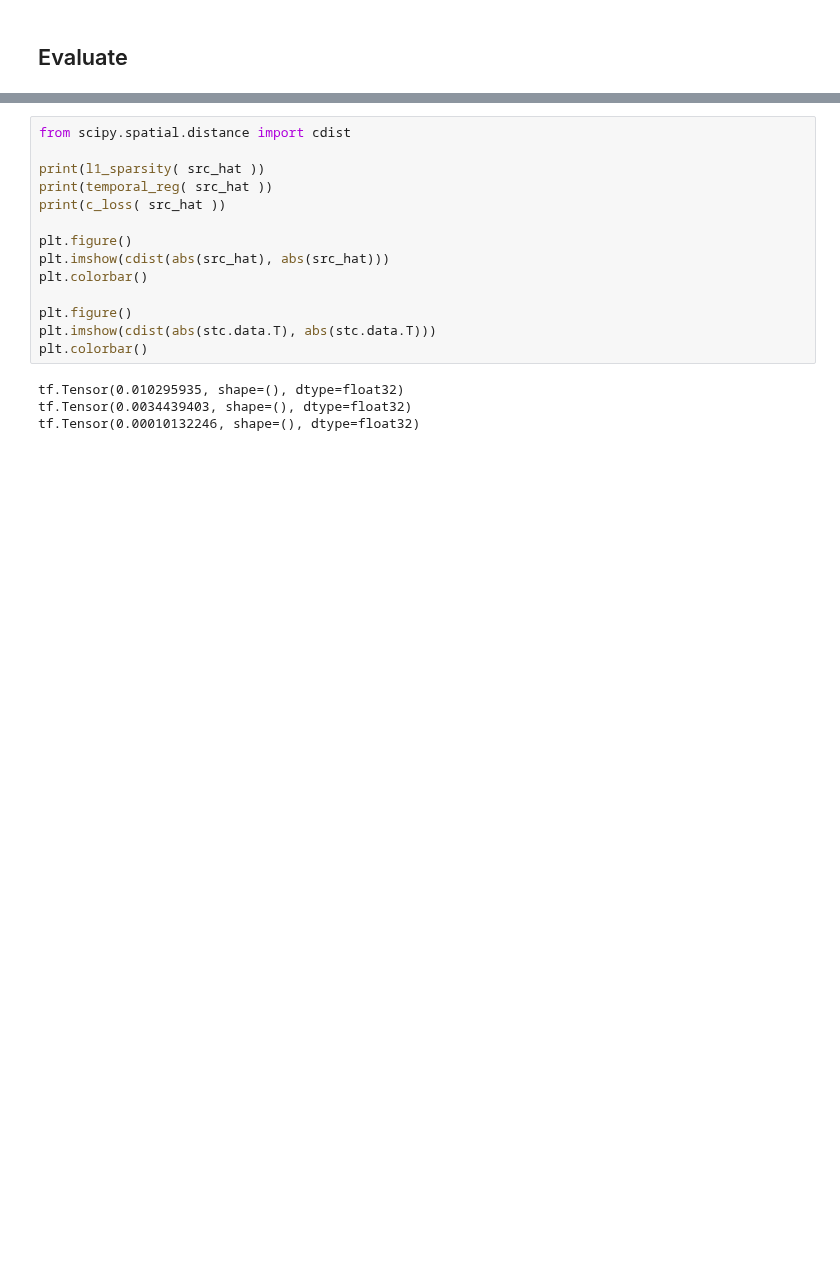
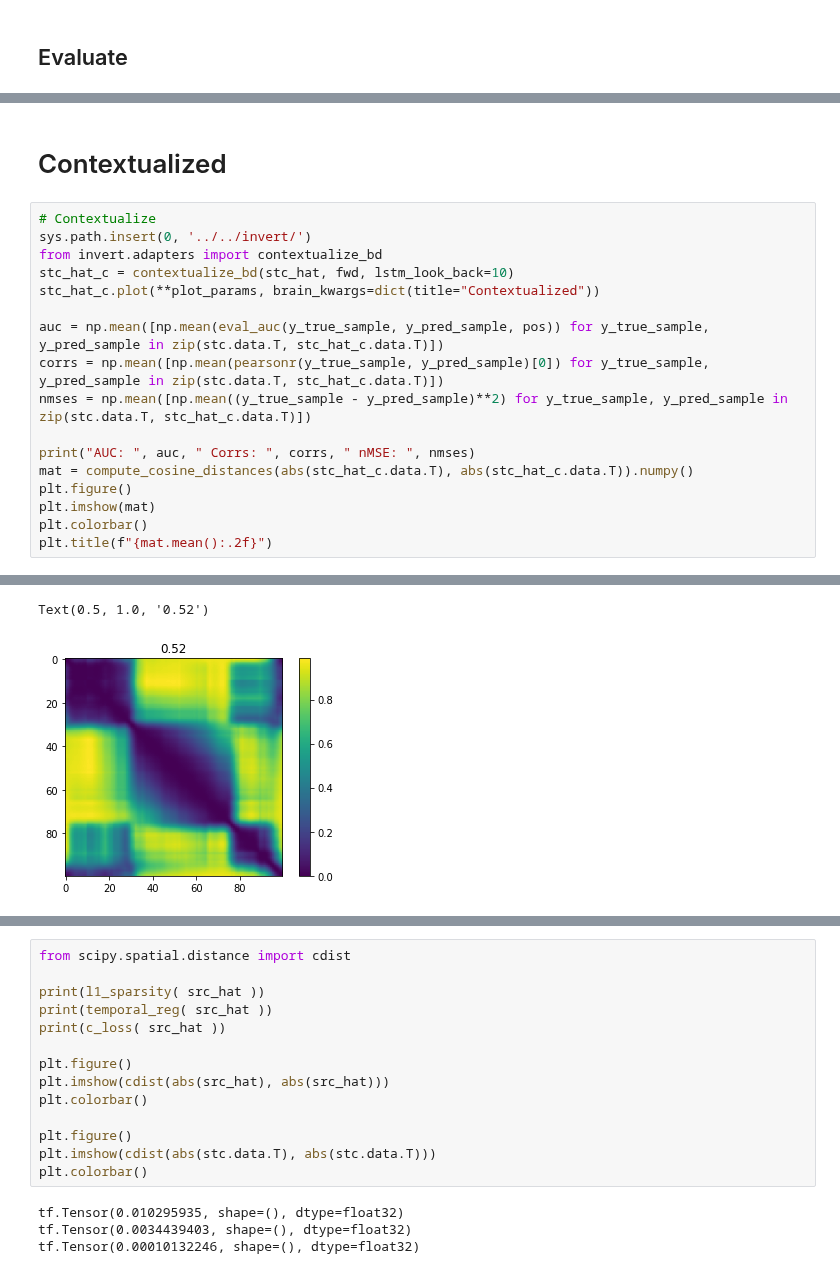
Before and after one commit to LukeTheHecker/esinet, a Jupyter notebook: dev/cs_unsupervised.ipynb, the cells around one changed output, grey strips where cells are left out. Drawn from its saved outputs; the diff is of its cells as text; blank space fills up the shorter version.

```diff
--- a/dev/cs_unsupervised.ipynb
+++ b/dev/cs_unsupervised.ipynb
@@ -252,0 +278,20 @@ Using control points [0.00502052 0.00747611 0.1122653 ]
+# %% [markdown]
+# Contextualized
+# %%
+# Contextualize
+sys.path.insert(0, '../../invert/')
+from invert.adapters import contextualize_bd
+stc_hat_c = contextualize_bd(stc_hat, fwd, lstm_look_back=10)
+stc_hat_c.plot(**plot_params, brain_kwargs=dict(title="Contextualized"))
+
+auc = np.mean([np.mean(eval_auc(y_true_sample, y_pred_sample, pos)) for y_true_sample, y_pred_sample in zip(stc.data.T, stc_hat_c.data.T)])
+corrs = np.mean([np.mean(pearsonr(y_true_sample, y_pred_sample)[0]) for y_true_sample, y_pred_sample in zip(stc.data.T, stc_hat_c.data.T)])
+nmses = np.mean([np.mean((y_true_sample - y_pred_sample)**2) for y_true_sample, y_pred_sample in zip(stc.data.T, stc_hat_c.data.T)])
+
+print("AUC: ", auc, " Corrs: ", corrs, " nMSE: ", nmses)
+mat = compute_cosine_distances(abs(stc_hat_c.data.T), abs(stc_hat_c.data.T)).numpy()
+plt.figure()
+plt.imshow(mat)
+plt.colorbar()
+plt.title(f"{mat.mean():.2f}")
+# %% [output]
@@ -252,0 +300,2 @@ Using control points [0.00502052 0.00747611 0.1122653 ]
+Text(0.5, 1.0, '0.52')
+[figure, added]
```
Also changed, not shown: parts of 10 cells of this notebook, 1 other file.
